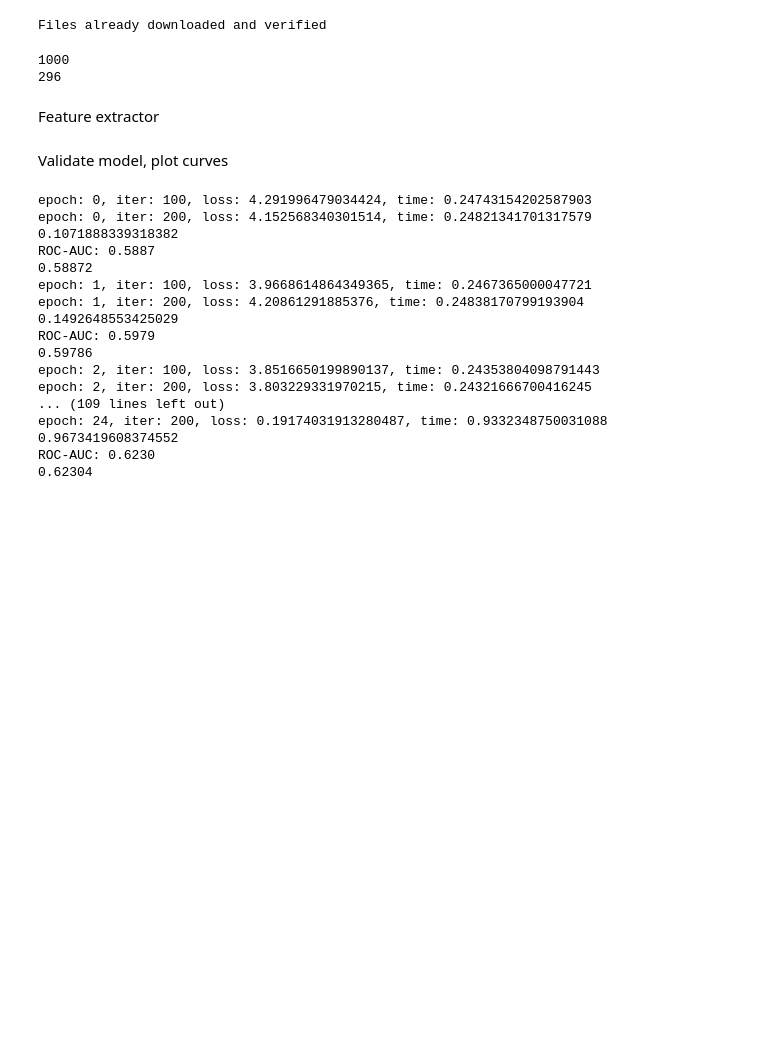
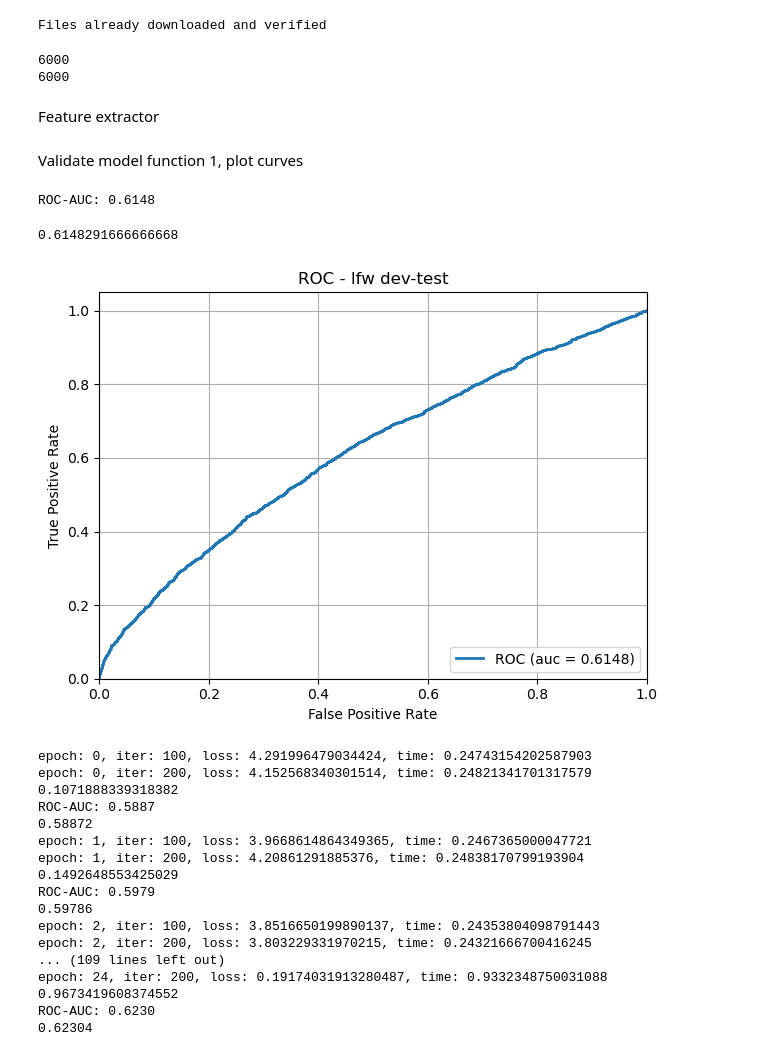
Before and after one commit to daghjelm/webface, a Jupyter notebook: webface.ipynb, the cells around one changed output. Drawn from its saved outputs; the diff is of its cells as text; code cells hidden in the pictures; blank space fills up the shorter version.

```diff
--- a/webface.ipynb
+++ b/webface.ipynb
@@ -189,17 +129,22 @@ Load lfw dataset
 # %%
-batch_size_test = 30
+batch_size_test = 50
 
-lfw_test = datasets.LFWPairs(root='data', split='test', transform=transform, download=True)
+test_transform = transforms.Compose([
+    transforms.ToTensor(),
+    transforms.Normalize(mean=(0.5, 0.5, 0.5), std=(0.5, 0.5, 0.5)),
+])
 
-test_loader = DataLoader(lfw_test, batch_size=30, shuffle=True)
+lfw_test = datasets.LFWPairs(root='data', split='10fold', transform=test_transform, download=True)
+
+test_loader = DataLoader(lfw_test, batch_size=batch_size_test, shuffle=True)
 # %% [output]
 Files already downloaded and verified
 # %%
 print(len(lfw_test))
-print(len(trainloader))
+print(len(test_loader))
 # %% [output]
-1000
-296
+6000
+6000
 # %% [markdown]
 Feature extractor
 # %%
@@ -248,7 +193,7 @@ def tlist_distance(tlist1, tlist2):
     tlist2 = tlist_to_squeezed(tlist2)
     return torch.norm(tlist1 - tlist2, dim=1)
 # %% [markdown]
-Validate model, plot curves
+Validate model function 1, plot curves
 # %%
 import matplotlib.pyplot as plt
 import sklearn.metrics
@@ -257,34 +202,38 @@ def get_test_accuracy():
     feat_pair1, feat_pair2, labels = extract_features()
     feature_distance = tlist_distance(feat_pair1, feat_pair2)
     feat_dist = feature_distance.cpu().numpy()
 
     # Eval metrics
     scores = -feat_dist
     gt = torch.cat(labels).numpy()
 
     roc_auc = sklearn.metrics.roc_auc_score(gt, scores)
     fpr, tpr, thresholds = sklearn.metrics.roc_curve(gt, scores)
     fig_path = "./figures/roc_auc.png"
     print ('ROC-AUC: %.04f' % roc_auc)
     # Plot and save ROC curve
     plot_roc(fpr, tpr, roc_auc, fig_path)
     return roc_auc
 
 def plot_roc(fpr, tpr, roc_auc, fig_path, show=False):
     plt.title('ROC - lfw dev-test')
     plt.plot(fpr, tpr, lw=2, label='ROC (auc = %0.4f)' % roc_auc)
     plt.xlim([0.0, 1.0])
     plt.ylim([0.0, 1.05])
     plt.grid()
     plt.xlabel('False Positive Rate')
     plt.ylabel('True Positive Rate')
     plt.legend(loc='lower right')
     plt.tight_layout()
     plt.savefig(fig_path, bbox_inches='tight')
     if show:
         plt.show()
 
-# get_test_accuracy()
+get_test_accuracy()
+# %% [output]
+ROC-AUC: 0.6148
+0.6148291666666668
+[figure, added]
 # %%
 import time
 
```
Also changed, not shown: parts of 9 cells of this notebook, 2 other files.
